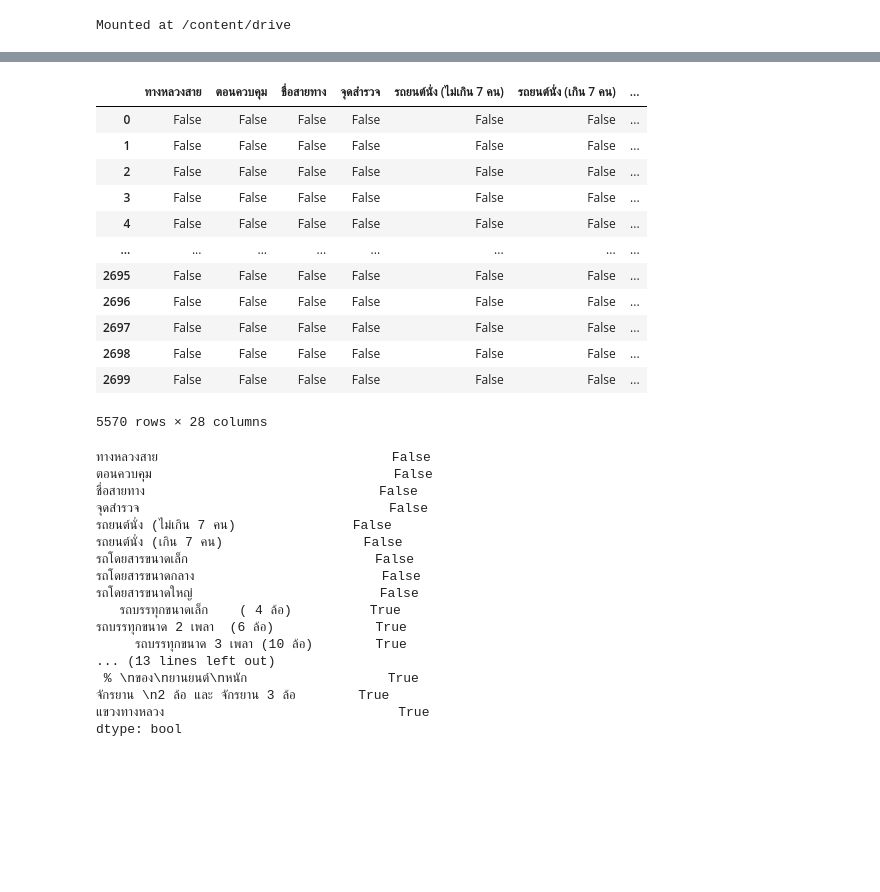
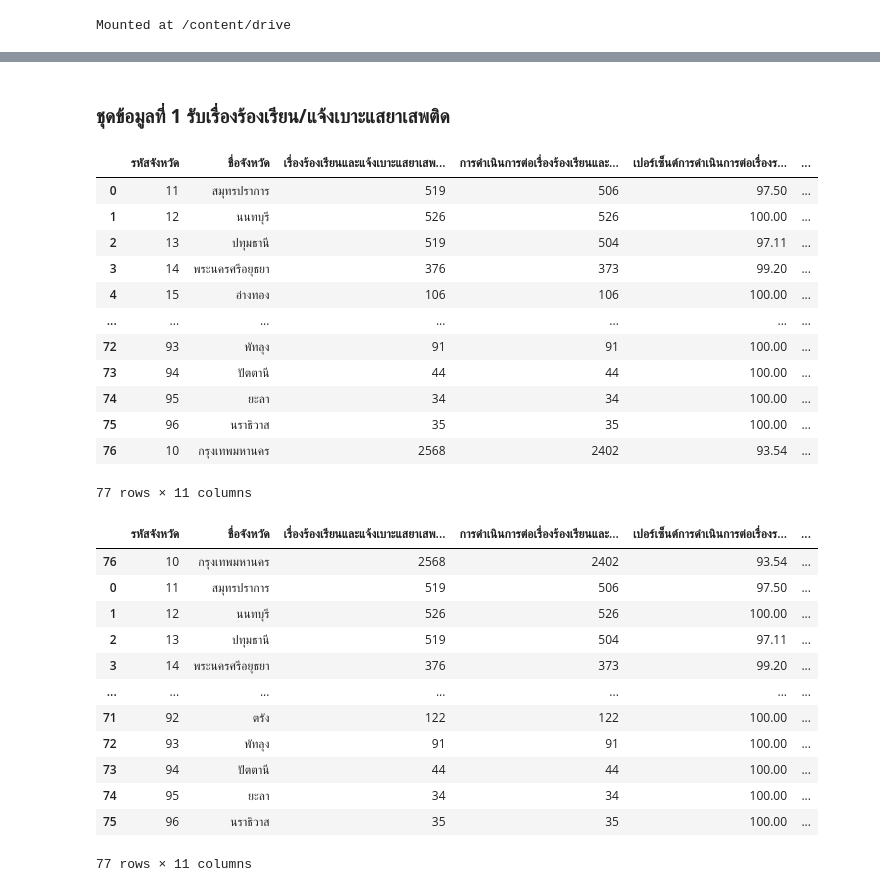
Before and after one commit to Jiraporn-klobrat/DWDM21, a Jupyter notebook: Project_DWDM.ipynb, the cells around one changed output, grey strips where cells are left out. Saved outputs shown, nothing was run; the diff lists cells and outputs as text; code cells hidden in the pictures; blank space fills up the shorter version.

```diff
--- a/Project_DWDM.ipynb
+++ b/Project_DWDM.ipynb
@@ -212,36 +14,36 @@ data_straffic
-# %%
-data_straffic.isnull() # ตรงไหนเป็นช่องว่างจะขึ้นว่า True ตรงไหนไม่เป็นช่องว่างจะขึ้นว่า False
-# %% [output]
-|  | ทางหลวงสาย | ตอนควบคุม | ชื่อสายทาง | จุดสำรวจ | รถยนต์นั่ง (ไม่เกิน 7 คน) | รถยนต์นั่ง (เกิน 7 คน) | ... |
-| 0 | False | False | False | False | False | False | ... |
-| 1 | False | False | False | False | False | False | ... |
-| 2 | False | False | False | False | False | False | ... |
-| 3 | False | False | False | False | False | False | ... |
-| 4 | False | False | False | False | False | False | ... |
-| ... | ... | ... | ... | ... | ... | ... | ... |
-| 2695 | False | False | False | False | False | False | ... |
-| 2696 | False | False | False | False | False | False | ... |
-| 2697 | False | False | False | False | False | False | ... |
-| 2698 | False | False | False | False | False | False | ... |
-| 2699 | False | False | False | False | False | False | ... |
-5570 rows × 28 columns
-# %%
-data_straffic.isnull().any() # ดูว่าคอลัมน์ไหนมีค่า missing บ้าง
-# %% [output]
-ทางหลวงสาย                              False
-ตอนควบคุม                               False
-ชื่อสายทาง                              False
-จุดสำรวจ                                False
-รถยนต์นั่ง (ไม่เกิน 7 คน)               False
-รถยนต์นั่ง (เกิน 7 คน)                  False
-รถโดยสารขนาดเล็ก                        False
-รถโดยสารขนาดกลาง                        False
-รถโดยสารขนาดใหญ่                        False
-   รถบรรทุกขนาดเล็ก    ( 4 ล้อ)          True
-รถบรรทุกขนาด 2 เพลา  (6 ล้อ)             True
-     รถบรรทุกขนาด 3 เพลา (10 ล้อ)        True
-... (13 lines left out)
- % \nของ\nยานยนต์\nหนัก                  True
-จักรยาน \n2 ล้อ และ จักรยาน 3 ล้อ        True
-แขวงทางหลวง                              True
-dtype: bool
+# %% [markdown]
+### **ชุดข้อมูลที่ 1 รับเรื่องร้องเรียน/แจ้งเบาะแสยาเสพติด**
+# %%
+data_01 = pd.read_csv(os.path.join(path,'รับเรื่องร้องเรียนยาเสพติด.csv')) # ไฟล์ที่เราต้องการ
+data_01 # print data ดูว่ามันหน้าตาเป็นยังไง
+# %% [output]
+|  | รหัสจังหวัด | ชื่อจังหวัด | เรื่องร้องเรียนและแจ้งเบาะแสยาเสพ... | การดำเนินการต่อเรื่องร้องเรียนและ... | เปอร์เซ็นต์การดำเนินการต่อเรื่องร... | ... |
+| 0 | 11 | สมุทรปราการ | 519 | 506 | 97.50 | ... |
+| 1 | 12 | นนทบุรี | 526 | 526 | 100.00 | ... |
+| 2 | 13 | ปทุมธานี | 519 | 504 | 97.11 | ... |
+| 3 | 14 | พระนครศรีอยุธยา | 376 | 373 | 99.20 | ... |
+| 4 | 15 | อ่างทอง | 106 | 106 | 100.00 | ... |
+| ... | ... | ... | ... | ... | ... | ... |
+| 72 | 93 | พัทลุง | 91 | 91 | 100.00 | ... |
+| 73 | 94 | ปัตตานี | 44 | 44 | 100.00 | ... |
+| 74 | 95 | ยะลา | 34 | 34 | 100.00 | ... |
+| 75 | 96 | นราธิวาส | 35 | 35 | 100.00 | ... |
+| 76 | 10 | กรุงเทพมหานคร | 2568 | 2402 | 93.54 | ... |
+77 rows × 11 columns
+# %%
+data_01 = data_01.sort_values(by=['รหัสจังหวัด'])
+data_01
+# %% [output]
+|  | รหัสจังหวัด | ชื่อจังหวัด | เรื่องร้องเรียนและแจ้งเบาะแสยาเสพ... | การดำเนินการต่อเรื่องร้องเรียนและ... | เปอร์เซ็นต์การดำเนินการต่อเรื่องร... | ... |
+| 76 | 10 | กรุงเทพมหานคร | 2568 | 2402 | 93.54 | ... |
+| 0 | 11 | สมุทรปราการ | 519 | 506 | 97.50 | ... |
+| 1 | 12 | นนทบุรี | 526 | 526 | 100.00 | ... |
+| 2 | 13 | ปทุมธานี | 519 | 504 | 97.11 | ... |
+| 3 | 14 | พระนครศรีอยุธยา | 376 | 373 | 99.20 | ... |
+| ... | ... | ... | ... | ... | ... | ... |
+| 71 | 92 | ตรัง | 122 | 122 | 100.00 | ... |
+| 72 | 93 | พัทลุง | 91 | 91 | 100.00 | ... |
+| 73 | 94 | ปัตตานี | 44 | 44 | 100.00 | ... |
+| 74 | 95 | ยะลา | 34 | 34 | 100.00 | ... |
+| 75 | 96 | นราธิวาส | 35 | 35 | 100.00 | ... |
+77 rows × 11 columns
```
Also changed, not shown: parts of 46 cells of this notebook.
